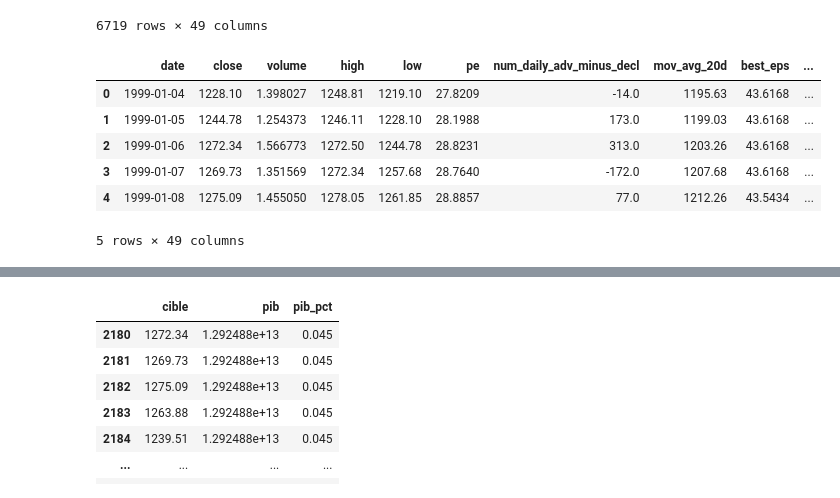
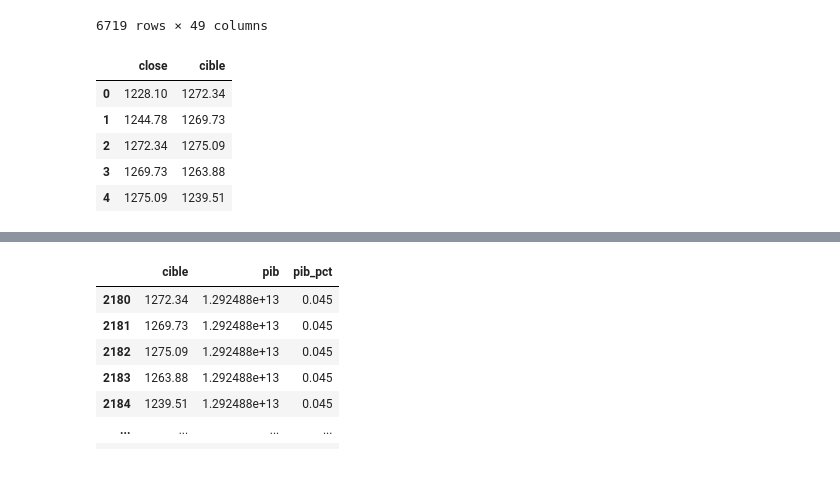
Before and after one commit to Alazuz/bigdata_project, a Jupyter notebook: test.ipynb, the cells around one changed output, grey strips where cells are left out. Saved outputs shown, nothing was run; the diff lists cells and outputs as text; code cells hidden in the pictures.

```diff
--- a/test.ipynb
+++ b/test.ipynb
@@ -109,15 +109,14 @@ data1
 # data1.to_csv("data/df.csv", sep = '|', index= False)
 # %%
 df = read("df")
-df.head()
+df[['close', 'cible']].head()
 # %% [output]
-|  | date | close | volume | high | low | pe | num_daily_adv_minus_decl | mov_avg_20d | best_eps | ... |
-| 0 | 1999-01-04 | 1228.10 | 1.398027 | 1248.81 | 1219.10 | 27.8209 | -14.0 | 1195.63 | 43.6168 | ... |
-| 1 | 1999-01-05 | 1244.78 | 1.254373 | 1246.11 | 1228.10 | 28.1988 | 173.0 | 1199.03 | 43.6168 | ... |
-| 2 | 1999-01-06 | 1272.34 | 1.566773 | 1272.50 | 1244.78 | 28.8231 | 313.0 | 1203.26 | 43.6168 | ... |
-| 3 | 1999-01-07 | 1269.73 | 1.351569 | 1272.34 | 1257.68 | 28.7640 | -172.0 | 1207.68 | 43.6168 | ... |
-| 4 | 1999-01-08 | 1275.09 | 1.455050 | 1278.05 | 1261.85 | 28.8857 | 77.0 | 1212.26 | 43.5434 | ... |
+|  | close | cible |
+| 0 | 1228.10 | 1272.34 |
+| 1 | 1244.78 | 1269.73 |
+| 2 | 1272.34 | 1275.09 |
+| 3 | 1269.73 | 1263.88 |
+| 4 | 1275.09 | 1239.51 |
-5 rows × 49 columns
 # %%
 df.isna().sum().sum()
 df.columns
```
Also changed, not shown: parts of 1 cell of this notebook.
